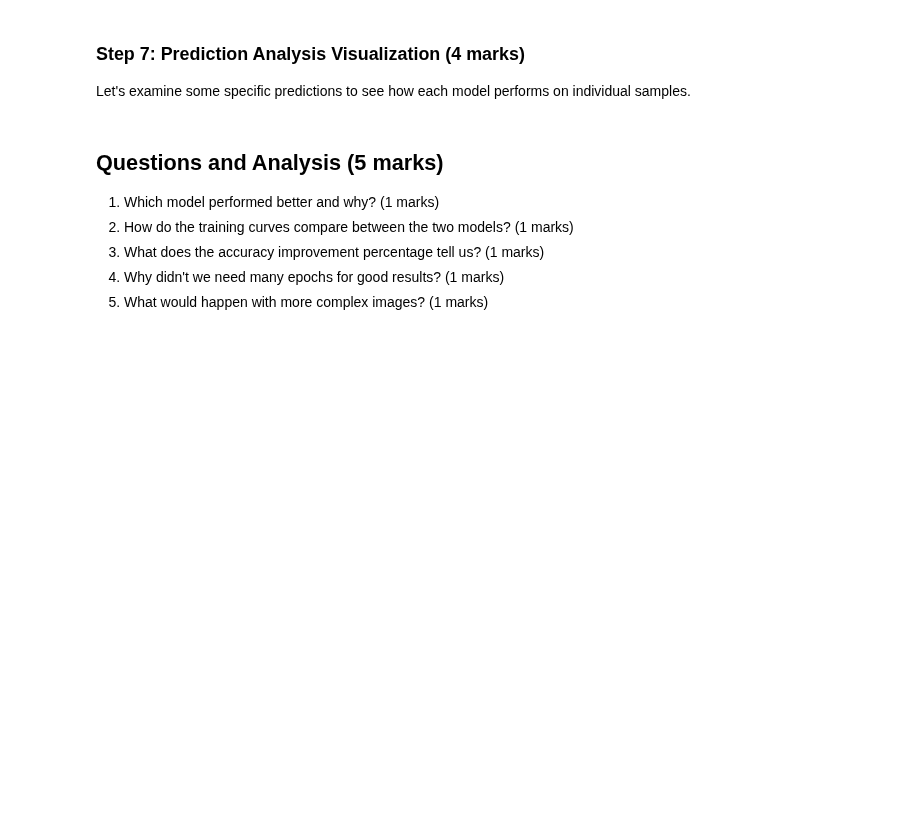
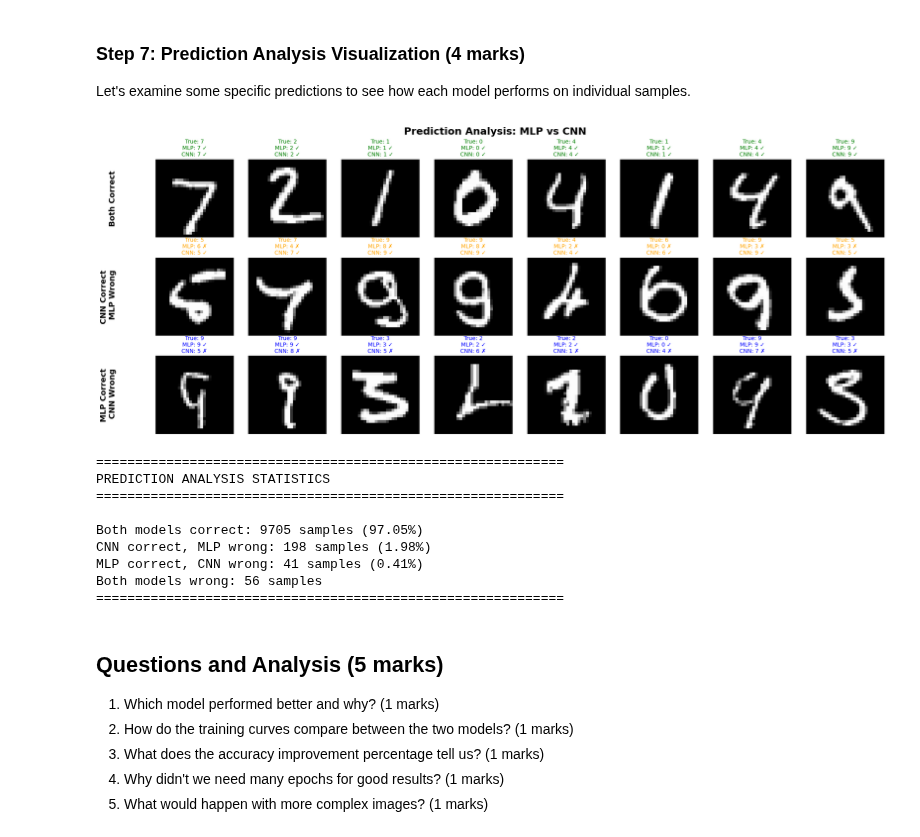
Before and after one commit to NazilaAbedini/ENGG680_2025_Fall, a Jupyter notebook: Lab_Assignment2/Assignment2_Upload.ipynb, the cells around one changed output. Drawn from its saved outputs; the diff is of its cells as text; code cells hidden in the pictures; blank space fills up the shorter version.

```diff
--- a/Lab_Assignment2/Assignment2_Upload.ipynb
+++ b/Lab_Assignment2/Assignment2_Upload.ipynb
@@ -1864,37 +2108,89 @@ Let's examine some specific predictions to see how each model performs on indivi
 # %%
 # Visualize correct and incorrect predictions, create a 3x8 grid
 # First row: Both models correct
 # Second row: CNN correct, MLP wrong
 # Third row: MLP correct, CNN wrong
 
 # Create subplots
 # your code here (1 marks)
-
+fig, axes = plt.subplots(3, 8, figsize=(20, 8))
+fig.suptitle('Prediction Analysis: MLP vs CNN', fontsize=18, fontweight='bold', y=0.98)
 
 # Find correct predictions for each case
 # Sample for both_correct
 both_correct = (mlp_predicted_classes == y_test) & (cnn_predicted_classes == y_test)
 both_correct_indices = np.where(both_correct)[0][:8]
 
 # your code here (1 marks)
+# CNN correct, MLP wrong
+cnn_correct_mlp_wrong = (cnn_predicted_classes == y_test) & (mlp_predicted_classes != y_test)
+cnn_correct_mlp_wrong_indices = np.where(cnn_correct_mlp_wrong)[0][:8]
 
-
-
+# MLP correct, CNN wrong
+mlp_correct_cnn_wrong = (mlp_predicted_classes == y_test) & (cnn_predicted_classes != y_test)
+mlp_correct_cnn_wrong_indices = np.where(mlp_correct_cnn_wrong)[0][:8]
 
 # Plot examples, you can learn how to plot them from previous plotting code in Part 2
 # Add a title for each graph showing the true label and both model predictions
 # hint: use for loop to iterate through the indices and plot each image
 # your code here (2 marks)
 
+# Row 1: Both models correct
+for col, idx in enumerate(both_correct_indices):
+    axes[0, col].imshow(X_test[idx], cmap='gray')
+    axes[0, col].set_title(f'True: {y_test[idx]}\nMLP: {mlp_predicted_classes[idx]} ✓\nCNN: {cnn_predicted_classes[idx]} ✓',
+                           fontsize=10, color='green')
+    axes[0, col].axis('off')
 
+# Add row label
+axes[0, 0].text(-0.5, 0.5, 'Both Correct', fontsize=14, fontweight='bold',
+                rotation=90, va='center', ha='right', transform=axes[0, 0].transAxes)
 
+# Row 2: CNN correct, MLP wrong
+for col, idx in enumerate(cnn_correct_mlp_wrong_indices):
+    axes[1, col].imshow(X_test[idx], cmap='gray')
+    axes[1, col].set_title(f'True: {y_test[idx]}\nMLP: {mlp_predicted_classes[idx]} ✗\nCNN: {cnn_predicted_classes[idx]} ✓',
+                           fontsize=10, color='orange')
+    axes[1, col].axis('off')
 
+# Add row label
+axes[1, 0].text(-0.5, 0.5, 'CNN Correct\nMLP Wrong', fontsize=14, fontweight='bold',
+                rotation=90, va='center', ha='right', transform=axes[1, 0].transAxes)
 
+# Row 3: MLP correct, CNN wrong
+for col, idx in enumerate(mlp_correct_cnn_wrong_indices):
+    axes[2, col].imshow(X_test[idx], cmap='gray')
+    axes[2, col].set_title(f'True: {y_test[idx]}\nMLP: {mlp_predicted_classes[idx]} ✓\nCNN: {cnn_predicted_classes[idx]} ✗',
+                           fontsize=10, color='blue')
+    axes[2, col].axis('off')
 
+# Add row label
+axes[2, 0].text(-0.5, 0.5, 'MLP Correct\nCNN Wrong', fontsize=14, fontweight='bold',
+                rotation=90, va='center', ha='right', transform=axes[2, 0].transAxes)
 
+plt.tight_layout()
+plt.show()
 
-
-plt.show()
+# Print statistics
+print("\n" + "="*60)
+print("PREDICTION ANALYSIS STATISTICS")
+print("="*60)
+print(f"\nBoth models correct: {np.sum(both_correct)} samples ({np.sum(both_correct)/len(y_test)*100:.2f}%)")
+print(f"CNN correct, MLP wrong: {np.sum(cnn_correct_mlp_wrong)} samples ({np.sum(cnn_correct_mlp_wrong)/len(y_test)*100:.2f}%)")
+print(f"MLP correct, CNN wrong: {np.sum(mlp_correct_cnn_wrong)} samples ({np.sum(mlp_correct_cnn_wrong)/len(y_test)*100:.2f}%)")
+print(f"Both models wrong: {np.sum((mlp_predicted_classes != y_test) & (cnn_predicted_classes != y_test))} samples")
+print("="*60)
+# %% [output]
+[figure, added]
+============================================================
+PREDICTION ANALYSIS STATISTICS
+============================================================
+
+Both models correct: 9705 samples (97.05%)
+CNN correct, MLP wrong: 198 samples (1.98%)
+MLP correct, CNN wrong: 41 samples (0.41%)
+Both models wrong: 56 samples
+============================================================
 # %% [markdown]
 ## Questions and Analysis (5 marks)
 
```
Also changed, not shown: parts of 16 cells of this notebook.
